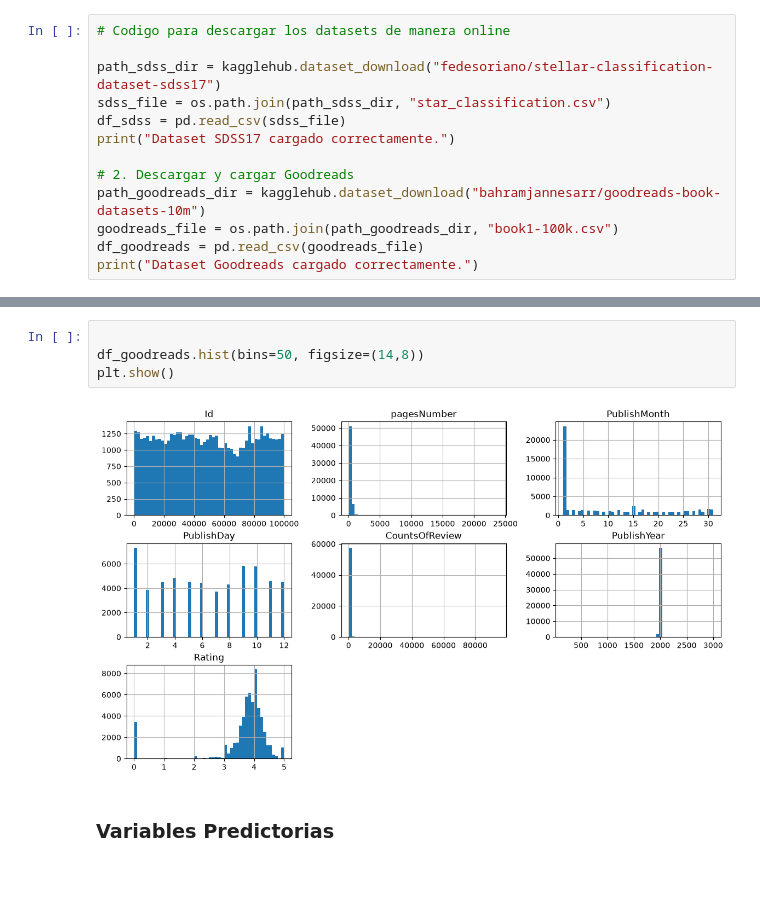
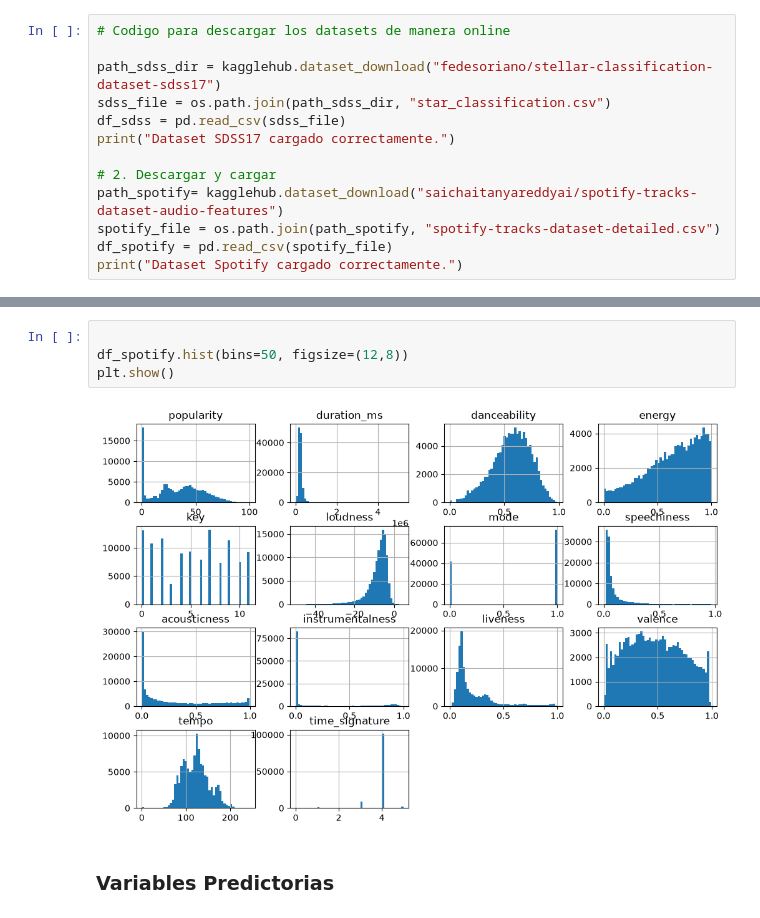
Before and after one commit to AH0106/Tarea2_IA, a Jupyter notebook: notebooks/tarea2.ipynb, the cells around one changed output, grey strips where cells are left out. Saved outputs shown, nothing was run; the diff lists cells and outputs as text; blank space fills up the shorter version.

Commit message:
Cambio del dataset para la pregunta 1

```diff
--- a/notebooks/tarea2.ipynb
+++ b/notebooks/tarea2.ipynb
@@ -24,9 +33,9 @@ sdss_file = os.path.join(path_sdss_dir, "star_classification.csv")
 df_sdss = pd.read_csv(sdss_file)
 print("Dataset SDSS17 cargado correctamente.")
 
-# 2. Descargar y cargar Goodreads
-path_goodreads_dir = kagglehub.dataset_download("bahramjannesarr/goodreads-book-datasets-10m")
-goodreads_file = os.path.join(path_goodreads_dir, "book1-100k.csv")
-df_goodreads = pd.read_csv(goodreads_file)
-print("Dataset Goodreads cargado correctamente.")
+# 2. Descargar y cargar
+path_spotify= kagglehub.dataset_download("saichaitanyareddyai/spotify-tracks-dataset-audio-features")
+spotify_file = os.path.join(path_spotify, "spotify-tracks-dataset-detailed.csv")
+df_spotify = pd.read_csv(spotify_file)
+print("Dataset Spotify cargado correctamente.")
 # %% [output]
@@ -118,10 +136,10 @@ ISBN           546
 dtype: int64
 # %%
 
-df_goodreads.hist(bins=50, figsize=(14,8))
+df_spotify.hist(bins=50, figsize=(12,8))
 plt.show()
 # %% [output]
-[figure, old version]
+[figure, new version]
 # %% [markdown]
 ### Variables Predictorias
 # %% [markdown]
```
Also changed, not shown: parts of 7 cells of this notebook, 3 other files.
